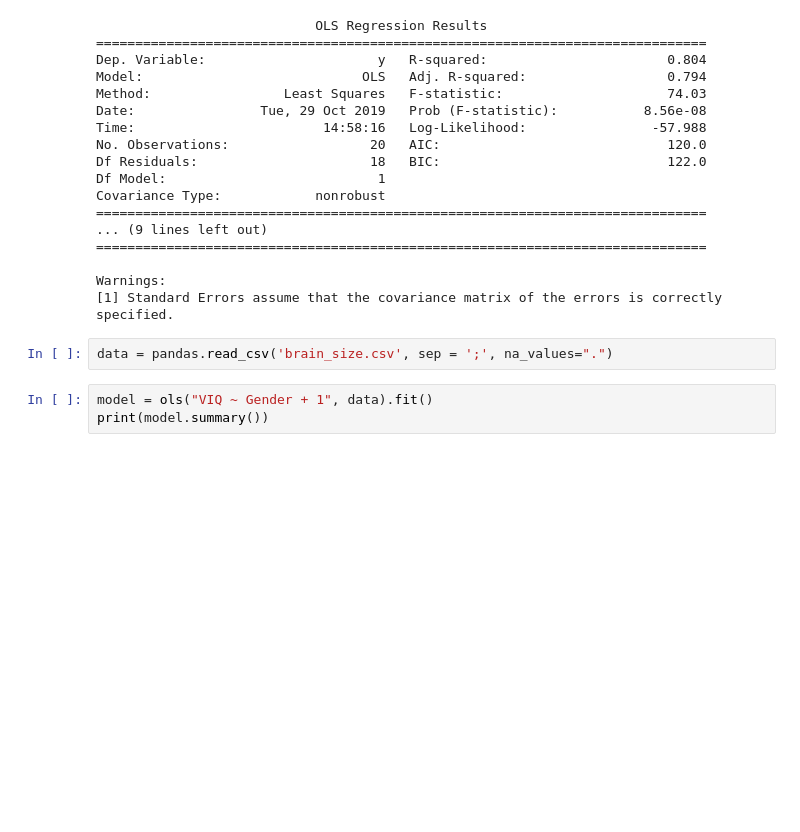
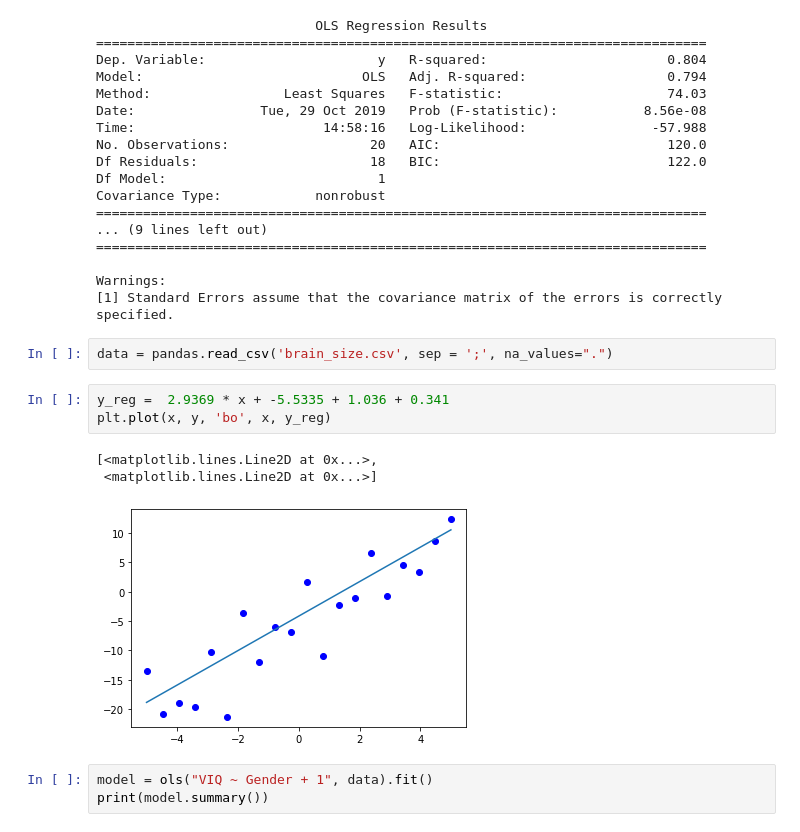
Before and after one commit to GalihFajar/Pemrograman_Lanjut, a Jupyter notebook: SciPy/3-1-3.ipynb, the cells around one changed output. Saved outputs shown, nothing was run; the diff lists cells and outputs as text; blank space fills up the shorter version.

```diff
--- a/SciPy/3-1-3.ipynb
+++ b/SciPy/3-1-3.ipynb
@@ -37,6 +38,13 @@ Warnings:
 [1] Standard Errors assume that the covariance matrix of the errors is correctly specified.
 # %%
 data = pandas.read_csv('brain_size.csv', sep = ';', na_values=".")
+# %%
+y_reg =  2.9369 * x + -5.5335 + 1.036 + 0.341
+plt.plot(x, y, 'bo', x, y_reg)
+# %% [output]
+[<matplotlib.lines.Line2D at 0x...>,
+ <matplotlib.lines.Line2D at 0x...>]
+[figure, added]
 # %%
 model = ols("VIQ ~ Gender + 1", data).fit()
 print(model.summary())
```
Also changed, not shown: parts of 6 cells of this notebook.
